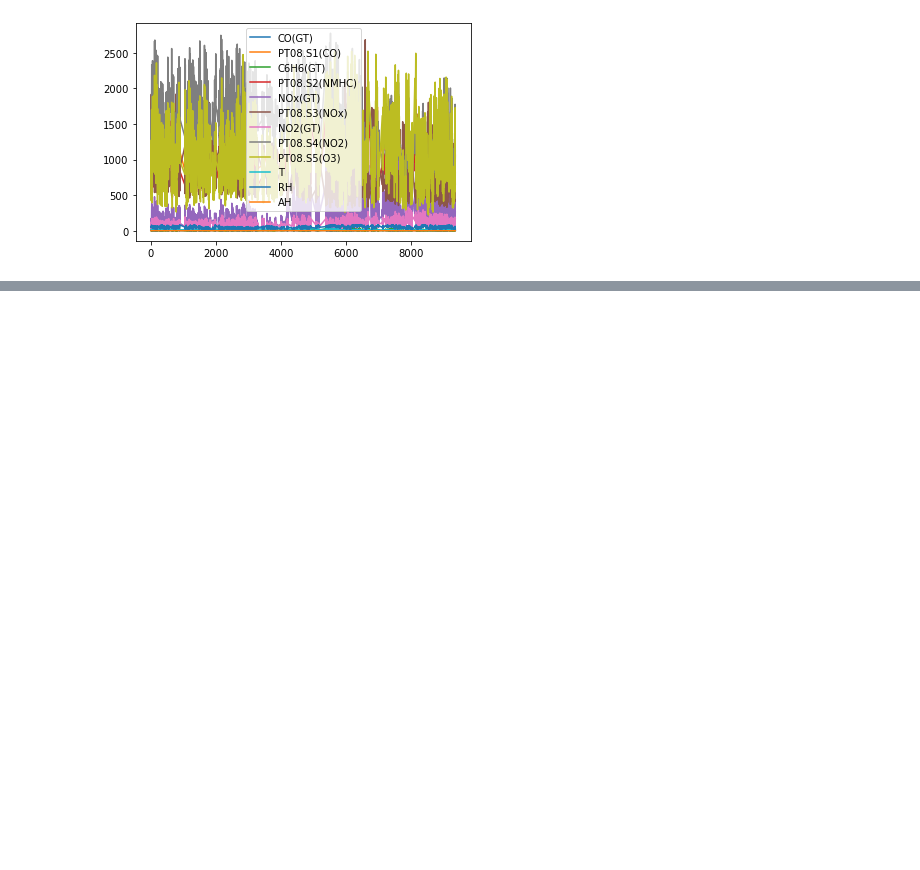
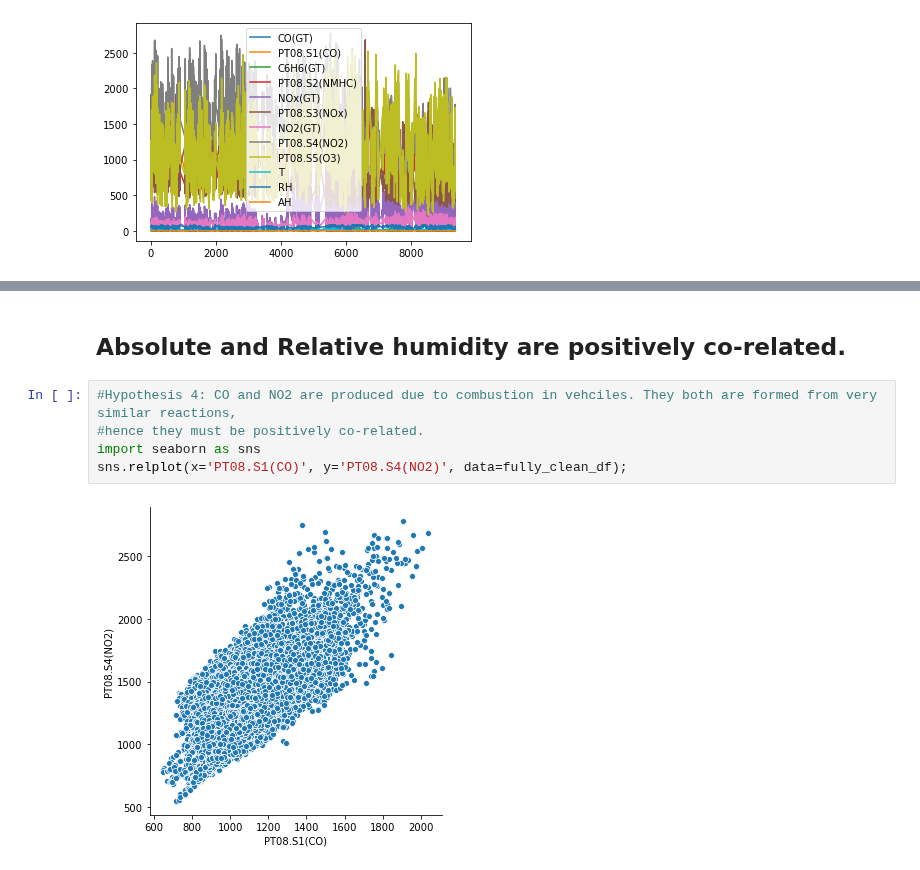
Before and after one commit to sateesh12/bin_utils, a Jupyter notebook: AQI_Analysis.ipynb, the cells around one changed output, grey strips where cells are left out. Drawn from its saved outputs; the diff is of its cells as text; blank space fills up the shorter version.

```diff
--- a/AQI_Analysis.ipynb
+++ b/AQI_Analysis.ipynb
@@ -244,0 +268,9 @@ fully_clean_df .shape
+# %% [markdown]
+## Absolute and Relative humidity are positively co-related.
+# %%
+#Hypothesis 4: CO and NO2 are produced due to combustion in vehciles. They both are formed from very similar reactions,
+#hence they must be positively co-related.
+import seaborn as sns
+sns.relplot(x='PT08.S1(CO)', y='PT08.S4(NO2)', data=fully_clean_df);
+# %% [output]
+[figure, added]
```
Also changed, not shown: parts of 6 cells of this notebook.
